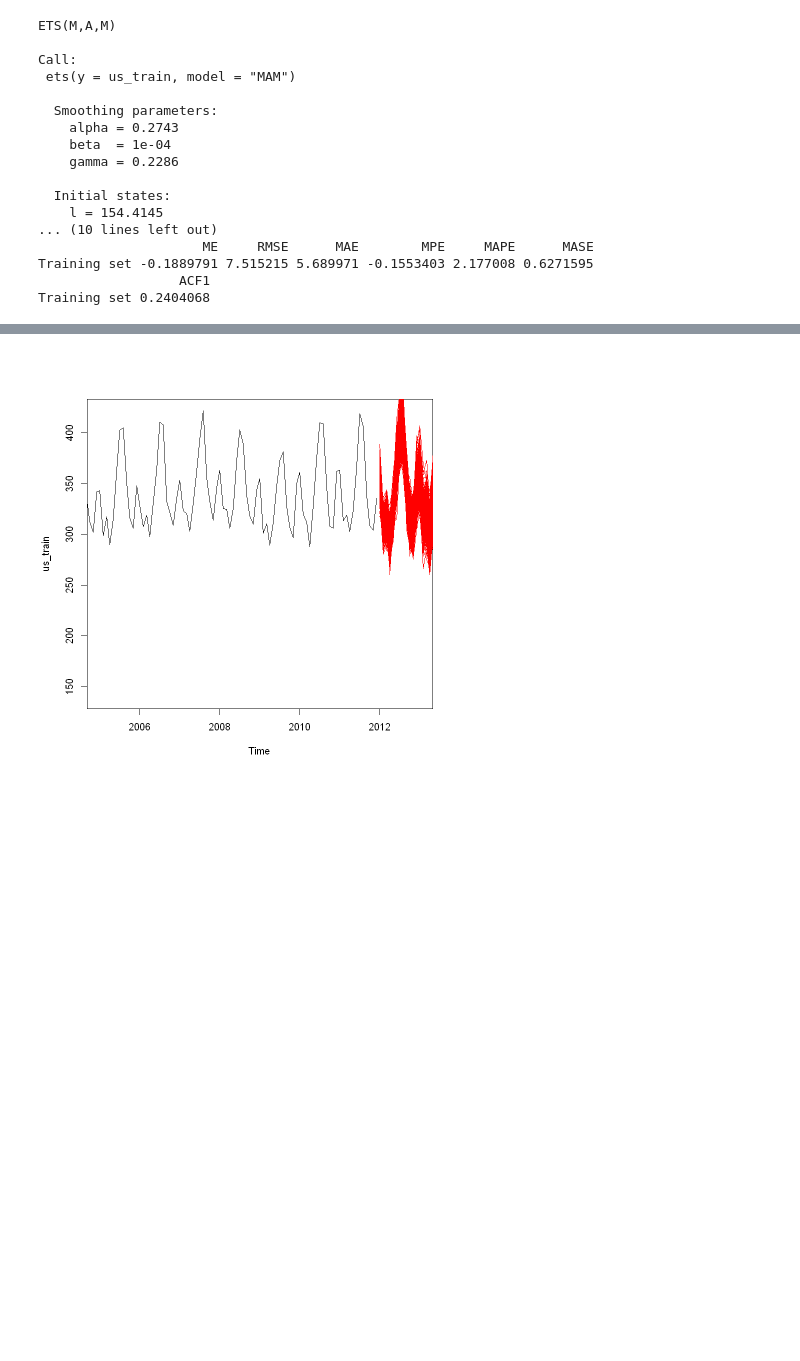
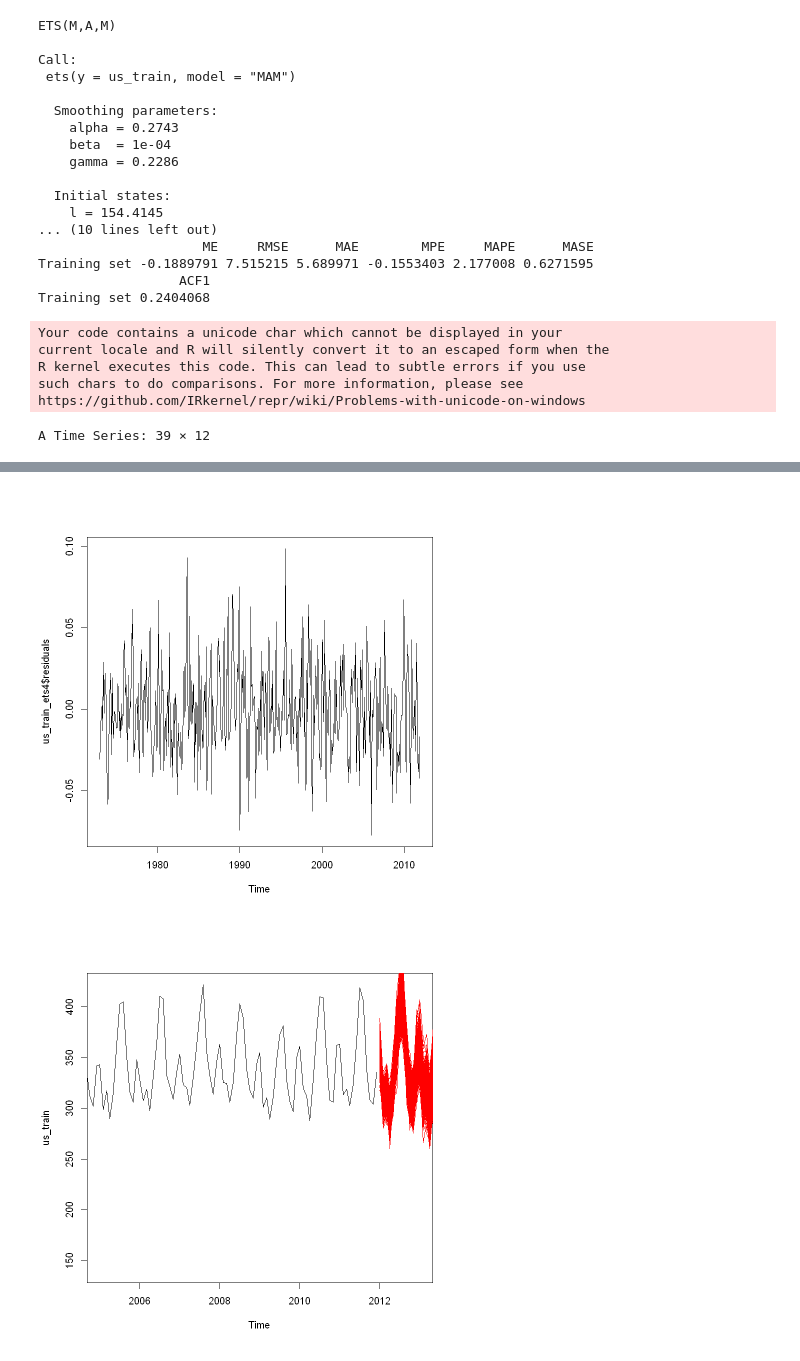
Before and after one commit to young-hun-jo/SCH_Univ_Course, a Jupyter notebook: Time_Series/time_series_DIY2.ipynb, the cells around one changed output, grey strips where cells are left out. Drawn from its saved outputs; the diff is of its cells as text; code cells hidden in the pictures; blank space fills up the shorter version.

```diff
--- a/Time_Series/time_series_DIY2.ipynb
+++ b/Time_Series/time_series_DIY2.ipynb
@@ -360,3 +350,15 @@ Call:
 Training set -0.1889791 7.515215 5.689971 -0.1553403 2.177008 0.6271595
                   ACF1
 Training set 0.2404068
+# %%
+# residuals : 관측지와 fitting된 값들사이의 차이 = 잔차 를 말함!
+# the residuals are equal to the difference between the observations and the corresponding fitted values: et=yt−^yt.
+us_train_ets4$residuals
+plot(us_train_ets4$residuals)
+# %% [output]
+Your code contains a unicode char which cannot be displayed in your
+current locale and R will silently convert it to an escaped form when the
+R kernel executes this code. This can lead to subtle errors if you use
+such chars to do comparisons. For more information, please see
+https://github.com/IRkernel/repr/wiki/Problems-with-unicode-on-windows
+A Time Series: 39 × 12
@@ -363,3 +382,4 @@ Training set 0.2404068
+[figure, added]
 # %%
 # 시뮬레이션으로 미래의 값 분포보기(예측오차 측정!?)
 plot(us_train, xlim=c(2005,2013))
```
Also changed, not shown: parts of 5 cells of this notebook.
